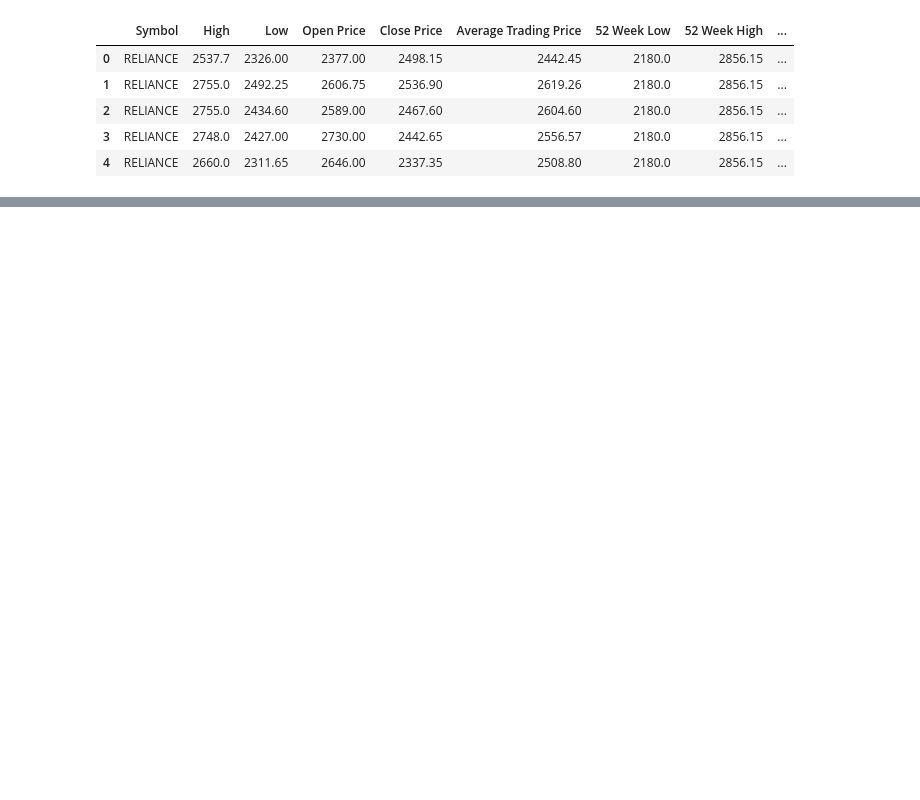
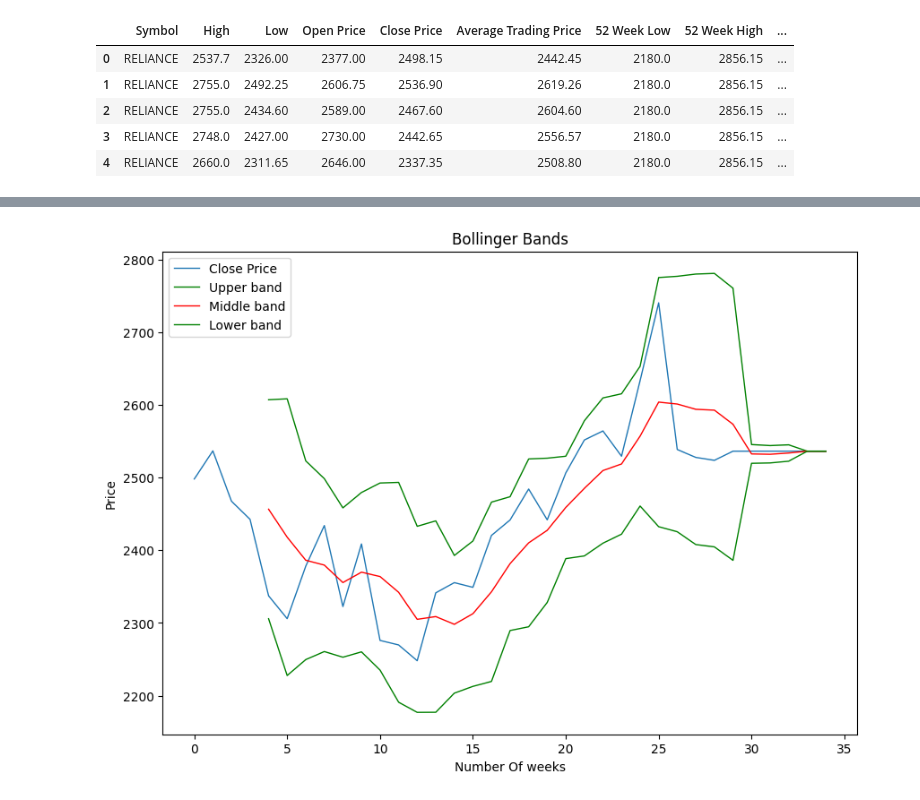
Before and after one commit to viraj-s15/stock-trend-analysis, a Jupyter notebook: notebooks/add_technical_indicators.ipynb, the cells around one changed output, grey strips where cells are left out. Drawn from its saved outputs; the diff is of its cells as text; code cells hidden in the pictures; blank space fills up the shorter version.

```diff
--- a/notebooks/add_technical_indicators.ipynb
+++ b/notebooks/add_technical_indicators.ipynb
@@ -69,0 +109,19 @@ plt.show()
+# %%
+plt.figure(figsize=(10,7))
+
+# Set the title and axis labels
+plt.title('Bollinger Bands')
+plt.xlabel('Number Of weeks')
+plt.ylabel('Price')
+
+plt.plot(df['Close Price'],lw=1, label='Close Price')
+plt.plot(df['UpperBand'],'g',lw=1, label='Upper band')
+plt.plot(df['MiddleBand'],'r',lw=1, label='Middle band')
+plt.plot(df['LowerBand'],'g', lw=1, label='Lower band')
+
+# Add a legend to the axis
+plt.legend()
+
+plt.show()
+# %% [output]
+[figure, added]
```
Also changed, not shown: parts of 6 cells of this notebook.
